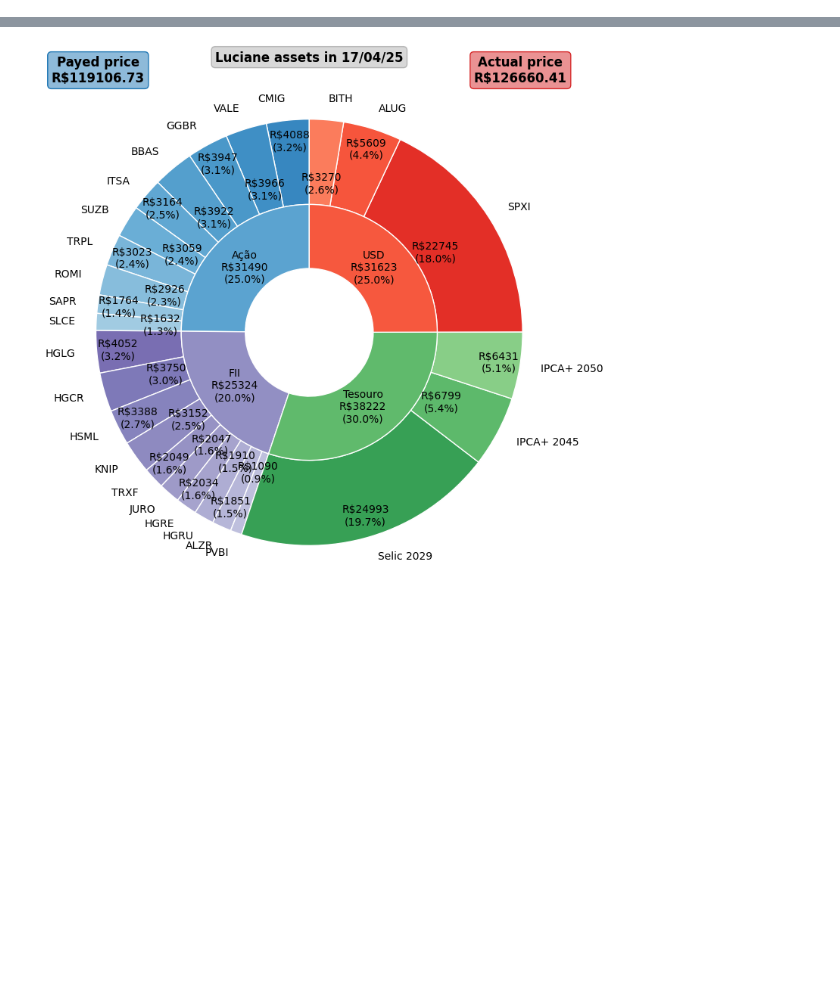
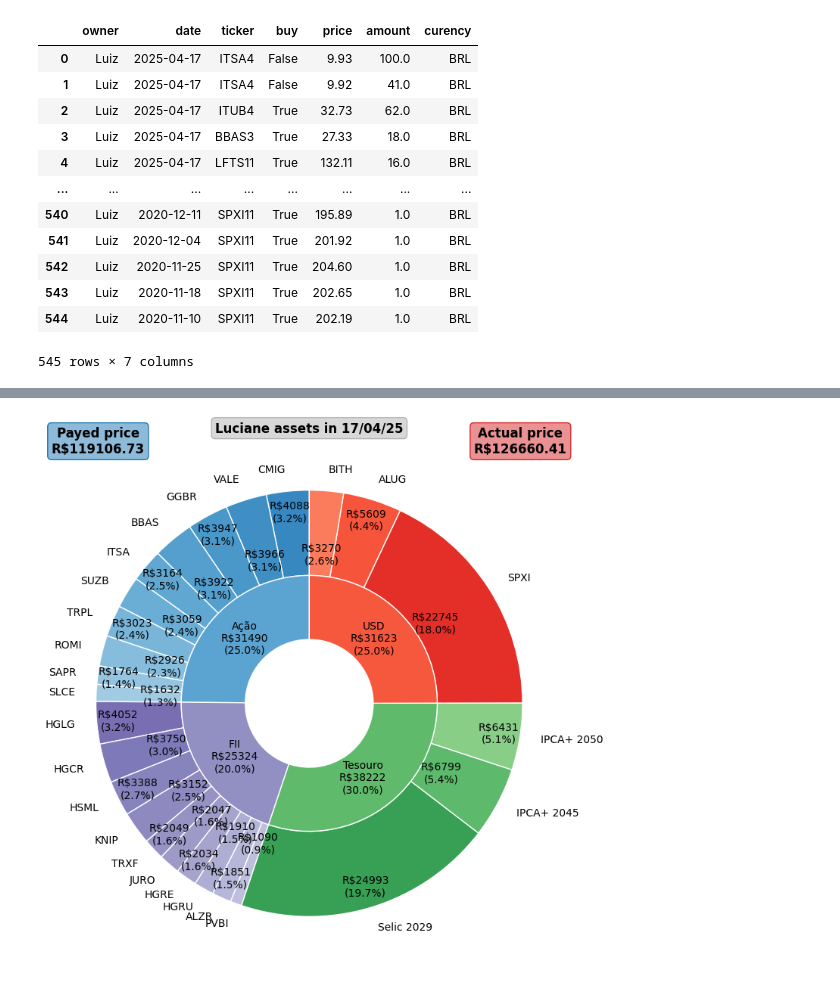
Before and after one commit to Luhenmo/my_projects, a Jupyter notebook: investiment_control/testes.ipynb, the cells around one changed output, grey strips where cells are left out. Saved outputs shown, nothing was run; the diff lists cells and outputs as text; code cells hidden in the pictures; blank space fills up the shorter version.

```diff
--- a/investiment_control/testes.ipynb
+++ b/investiment_control/testes.ipynb
@@ -1,18 +1,35 @@
 # %%
 import numpy as np
 import pandas as pd
 from pathlib import Path
 from classes import Portfolio
 import yfinance as yf
 import matplotlib.pyplot as plt
 from dateutil.relativedelta import relativedelta
 from asset_database import DICT_ASSET_INFO
 from tools import get_position,get_value,plot_position_graph,plot_position_table,plot_earnings_in_last_months,plot_dividends_in_last_months,generate_list_of_dates
 from historico_tesouro.tresury_history import DICT_TRESURY_HISTORY
 from data_base import GLOBAL_DATA_BASE
 
 current_path = Path.cwd()
 GLOBAL_DATA_BASE = GLOBAL_DATA_BASE
+
+
+GLOBAL_DATA_BASE
+# %% [output]
+|  | owner | date | ticker | buy | price | amount | curency |
+| 0 | Luiz | 2025-04-17 | ITSA4 | False | 9.93 | 100.0 | BRL |
+| 1 | Luiz | 2025-04-17 | ITSA4 | False | 9.92 | 41.0 | BRL |
+| 2 | Luiz | 2025-04-17 | ITUB4 | True | 32.73 | 62.0 | BRL |
+| 3 | Luiz | 2025-04-17 | BBAS3 | True | 27.33 | 18.0 | BRL |
+| 4 | Luiz | 2025-04-17 | LFTS11 | True | 132.11 | 16.0 | BRL |
+| ... | ... | ... | ... | ... | ... | ... | ... |
+| 540 | Luiz | 2020-12-11 | SPXI11 | True | 195.89 | 1.0 | BRL |
+| 541 | Luiz | 2020-12-04 | SPXI11 | True | 201.92 | 1.0 | BRL |
+| 542 | Luiz | 2020-11-25 | SPXI11 | True | 204.60 | 1.0 | BRL |
+| 543 | Luiz | 2020-11-18 | SPXI11 | True | 202.65 | 1.0 | BRL |
+| 544 | Luiz | 2020-11-10 | SPXI11 | True | 202.19 | 1.0 | BRL |
+545 rows × 7 columns
 # %%
 portfolio_luiz = Portfolio(GLOBAL_DATA_BASE[GLOBAL_DATA_BASE["owner"]=="Luiz"].drop("owner",axis=1),"Luiz")
 portfolio_luciane = Portfolio(GLOBAL_DATA_BASE[GLOBAL_DATA_BASE["owner"]=="Luciane"].drop("owner",axis=1),"Luciane")
```
Also changed, not shown: parts of 1 cell of this notebook, 38 other files.
